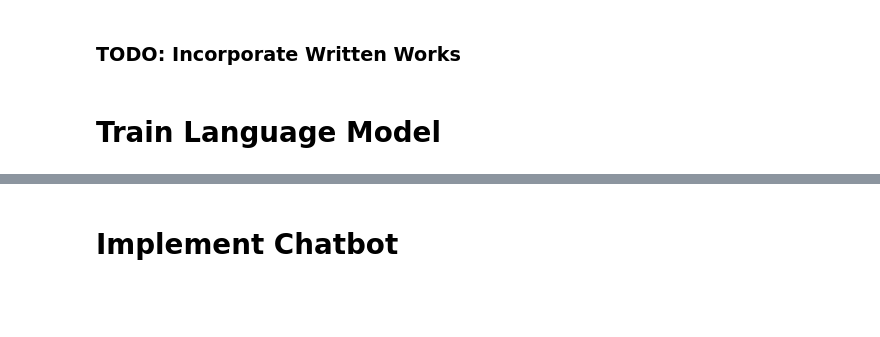
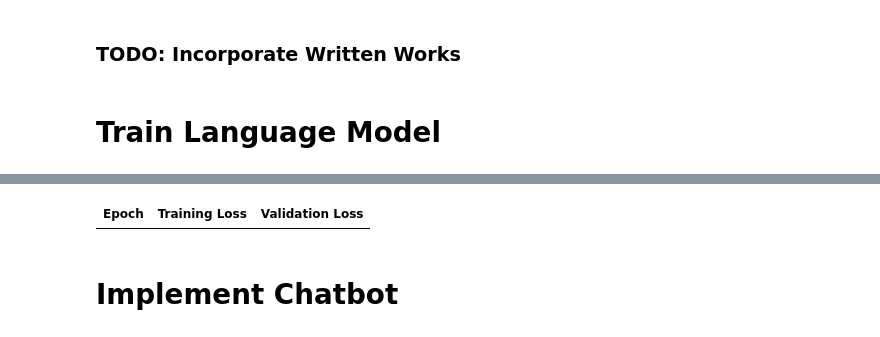
Before and after one commit to brooks-christensen/alan_watts_bot, a Jupyter notebook: alan_watts_bot.ipynb, the cells around one changed output, grey strips where cells are left out. Cells and saved outputs as stored; diff of their text form; code cells hidden in the pictures; blank space fills up the shorter version.

Commit message:
seq2seq training

```diff
--- a/alan_watts_bot.ipynb
+++ b/alan_watts_bot.ipynb
@@ -300,0 +658,95 @@ with open('data/output.txt', 'r') as in:
+# %%
+from transformers import GPT2Tokenizer, GPT2LMHeadModel, Trainer, TrainingArguments
+from datasets import load_dataset, Dataset
+from gtts import gTTS
+import os
+import torch
+
+# Load pre-trained GPT-2 tokenizer and model
+tokenizer = GPT2Tokenizer.from_pretrained('gpt2', clean_up_tokenization_spaces=True)
+model = GPT2LMHeadModel.from_pretrained('gpt2')
+
+tokenizer.pad_token = tokenizer.eos_token
+
+# Load and preprocess dataset from a .txt file
+dataset = load_dataset('text', data_files={'train': './data/output_final.txt'}, split='train')
+
+# Manually split the dataset into training, validation, and test sets while preserving order
+split_ratio = 0.15  # 15% for validation, 15% for test
+split_index_val = int(len(dataset) * (1 - split_ratio))
+split_index_test = int(len(dataset) * (1 - 2 * split_ratio))
+train_dataset = Dataset.from_dict(dataset[:split_index_test])
+val_dataset = Dataset.from_dict(dataset[split_index_test:split_index_val])
+test_dataset = Dataset.from_dict(dataset[split_index_val:])
+
+# def preprocess_function(examples):
+#     return tokenizer(examples['text'], padding='max_length', truncation=True, max_length=512)
+
+def preprocess_function(examples):
+    inputs = tokenizer(examples['text'], padding='max_length', truncation=True, max_length=512)
+
+    # Create labels and set padding tokens in labels to -100 to ignore them in the loss
+    inputs['labels'] = inputs['input_ids'].copy()
+    inputs['labels'] = [[-100 if token == tokenizer.pad_token_id else token for token in label] for label in inputs['labels']]
+
+    return inputs
+
+# tokenized_datasets = dataset.map(preprocess_function, batched=True, remove_columns=["text"])
+tokenized_train_dataset = train_dataset.map(preprocess_function, batched=True, remove_columns=["text"])
+tokenized_val_dataset = val_dataset.map(preprocess_function, batched=True, remove_columns=["text"])
+tokenized_test_dataset = test_dataset.map(preprocess_function, batched=True, remove_columns=["text"])
+
+# Define training arguments
+training_args = TrainingArguments(
+    output_dir='./resultsGPT2b',
+    num_train_epochs=3,
+    per_device_train_batch_size=8,
+    per_device_eval_batch_size=8,
+    warmup_steps=500,
+    weight_decay=0.01,
+    logging_dir='./logsGPT2b',
+    eval_strategy="epoch",  # Evaluate at the end of each epoch
+    save_strategy="epoch",        # Save the model at the end of each epoch
+    load_best_model_at_end=True,  # Load the best model when done
+    learning_rate=5e-5,  # Lower learning rate
+    max_grad_norm=1.0,   # Prevent exploding gradients
+    logging_steps=500,
+    save_total_limit=1,  # Keep only the best model checkpoint
+)
+
+# training_args = TrainingArguments(
+#     output_dir='./results',
+#     num_train_epochs=10,
+#     per_device_train_batch_size=8,
+#     per_device_eval_batch_size=8,
+#     warmup_steps=500,
+#     weight_decay=0.01,  # Adjust as needed
+#     logging_dir='./logs',
+#     eval_strategy="epoch",  # Evaluate at the end of each epoch
+#     save_strategy="epoch",        # Save the model at the end of each epoch
+#     load_best_model_at_end=True,  # Load the best model when done
+#     learning_rate=5e-5,  # Lower learning rate
+#     max_grad_norm=1.0,   # Prevent exploding gradients
+#     logging_steps=500,
+#     save_total_limit=1,  # Keep only the best model checkpoint
+# )
+
+# Initialize Trainer
+trainer = Trainer(
+    model=model,
+    args=training_args,
+    # train_dataset=tokenized_datasets,
+    train_dataset=tokenized_train_dataset,
+    eval_dataset=tokenized_val_dataset,
+)
+
+# Fine-tune the model
+trainer.train()
+
+# Save the fine-tuned model
+model.save_pretrained('./fine-tuned-gpt2')
+tokenizer.save_pretrained('./fine-tuned-gpt2')
+
+# Evaluate the model on the test set
+trainer.evaluate(eval_dataset=tokenized_test_dataset)
+# %% [output]
@@ -300,0 +760 @@ with open('data/output.txt', 'r') as in:
+| Epoch | Training Loss | Validation Loss |
```
Also changed, not shown: parts of 19 cells of this notebook, 3 other files.
